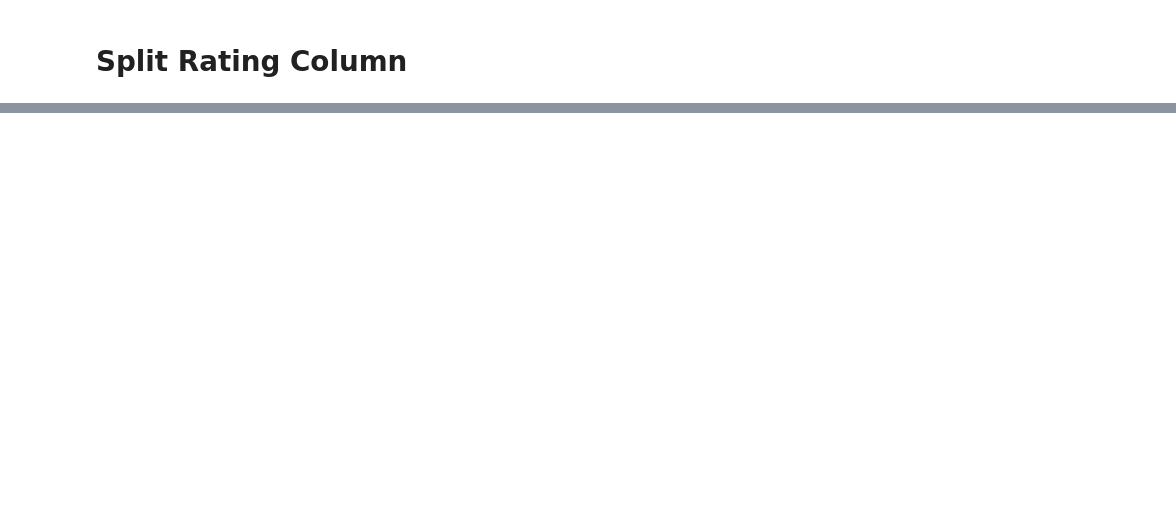
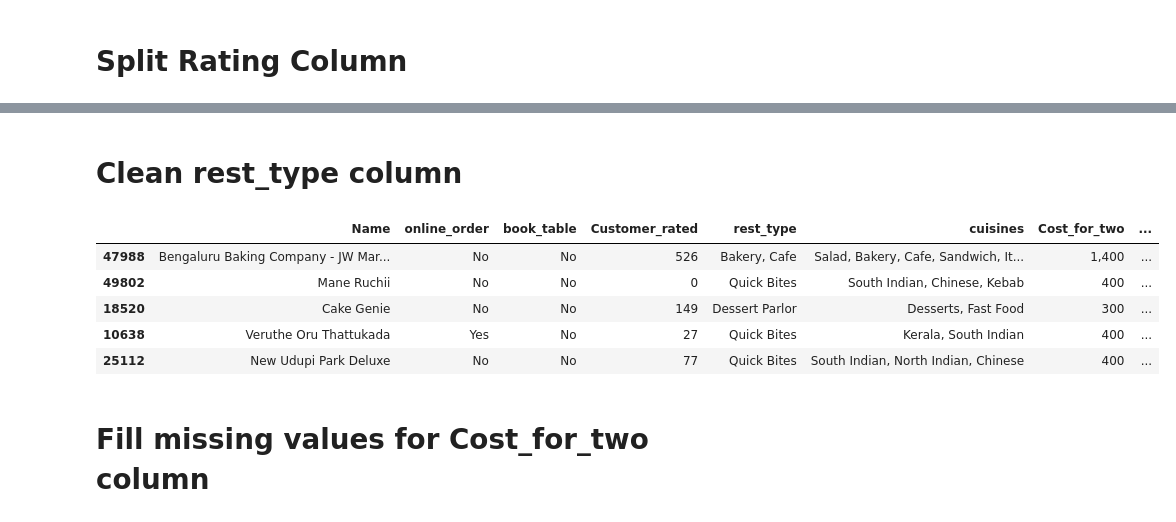
Before and after one commit to Shourya-gupta-01/Zomato_Dataset, a Jupyter notebook: cleaning.ipynb, the cells around one changed output, grey strips where cells are left out. Saved outputs shown, nothing was run; the diff lists cells and outputs as text; code cells hidden in the pictures; blank space fills up the shorter version.

Commit message:
Fill rest_type and cost_for_two columns

```diff
--- a/cleaning.ipynb
+++ b/cleaning.ipynb
@@ -75,0 +74,23 @@ df.sample(5)
+# %% [markdown]
+# Clean rest_type column
+# %%
+df['rest_type']=df['rest_type'].str.replace('Cafee','Cafe')
+# %%
+df.loc[df['rest_type'].isna() & df['Service_Category'].str.contains('Delivery', na=False), 'rest_type'] = 'Quick Bites'
+df.loc[df['rest_type'].isna() & df['Service_Category'].str.contains('Dine-out', na=False), 'rest_type'] = 'Casual Dining'
+df.loc[df['rest_type'].isna() & df['Service_Category'].str.contains('Cafes', na=False), 'rest_type'] = 'Cafe'
+df.loc[df['rest_type'].isna() & df['Service_Category'].str.contains('Desserts', na=False), 'rest_type'] = 'Dessert Parlor'
+df.loc[df['rest_type'].isna() & df['Service_Category'].str.contains('Drinks', na=False), 'rest_type'] = 'Pub,Bar'
+df.loc[df['rest_type'].isna() & df['Service_Category'].str.contains('Buffet', na=False), 'rest_type'] = 'Buffet'
+df.loc[df['rest_type'].isna() & df['Service_Category'].str.contains('Pubs and bars', na=False), 'rest_type'] = 'Pub,Bar'
+# %%
+df.sample(5)
+# %% [output]
+|  | Name | online_order | book_table | Customer_rated | rest_type | cuisines | Cost_for_two | ... |
+| 47988 | Bengaluru Baking Company - JW Mar... | No | No | 526 | Bakery, Cafe | Salad, Bakery, Cafe, Sandwich, It... | 1,400 | ... |
+| 49802 | Mane Ruchii | No | No | 0 | Quick Bites | South Indian, Chinese, Kebab | 400 | ... |
+| 18520 | Cake Genie | No | No | 149 | Dessert Parlor | Desserts, Fast Food | 300 | ... |
+| 10638 | Veruthe Oru Thattukada | Yes | No | 27 | Quick Bites | Kerala, South Indian | 400 | ... |
+| 25112 | New Udupi Park Deluxe | No | No | 77 | Quick Bites | South Indian, North Indian, Chinese | 400 | ... |
+# %% [markdown]
+# Fill missing values for Cost_for_two column
```
Also changed, not shown: parts of 8 cells of this notebook.
